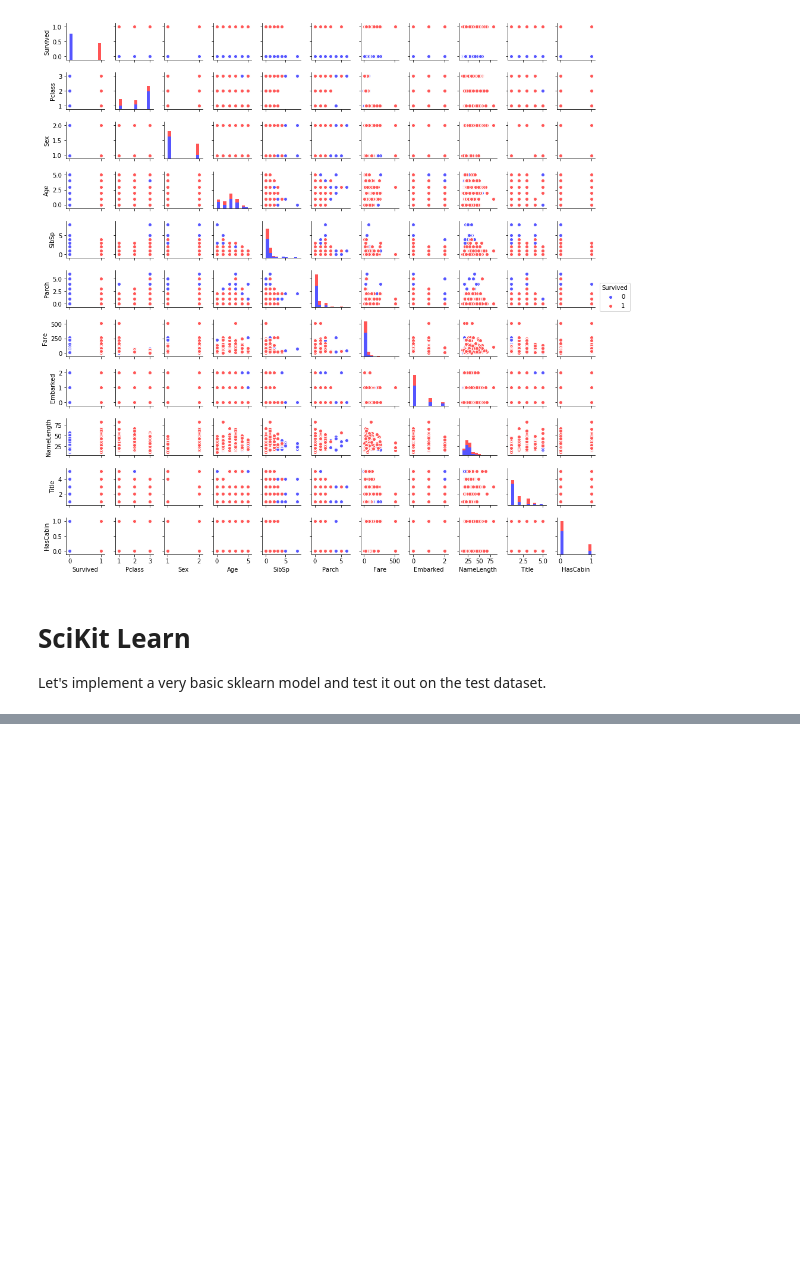
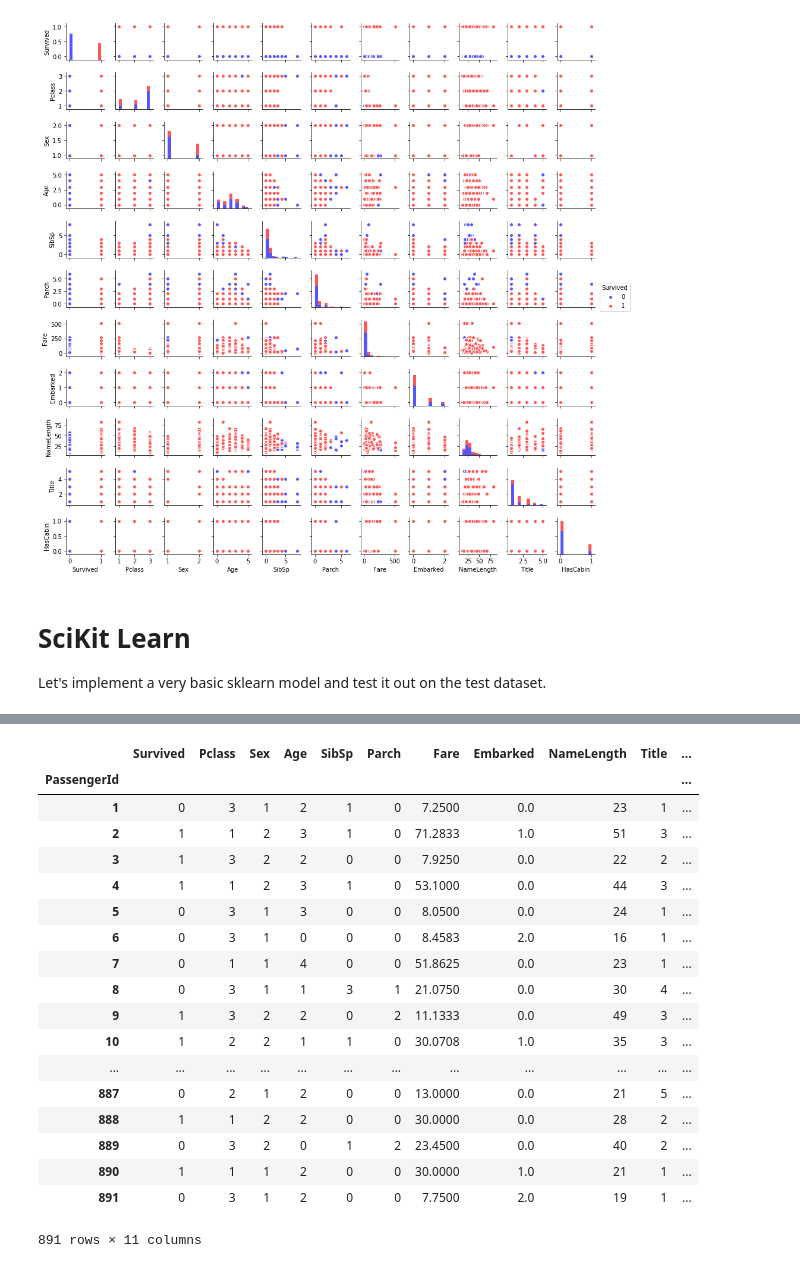
Before and after one commit to danjpark/python-titanic, a Jupyter notebook: TitanicDataDiscoveryTransformation.ipynb, the cells around one changed output, grey strips where cells are left out. Drawn from its saved outputs; the diff is of its cells as text; code cells hidden in the pictures; blank space fills up the shorter version.

Commit message:
dataframe not callable

```diff
--- a/TitanicDataDiscoveryTransformation.ipynb
+++ b/TitanicDataDiscoveryTransformation.ipynb
@@ -489,0 +480,22 @@ Data Set Characteristics:
+# %%
+train
+# %% [output]
+|  | Survived | Pclass | Sex | Age | SibSp | Parch | Fare | Embarked | NameLength | Title | ... |
+| PassengerId |  |  |  |  |  |  |  |  |  |  | ... |
+| 1 | 0 | 3 | 1 | 2 | 1 | 0 | 7.2500 | 0.0 | 23 | 1 | ... |
+| 2 | 1 | 1 | 2 | 3 | 1 | 0 | 71.2833 | 1.0 | 51 | 3 | ... |
+| 3 | 1 | 3 | 2 | 2 | 0 | 0 | 7.9250 | 0.0 | 22 | 2 | ... |
+| 4 | 1 | 1 | 2 | 3 | 1 | 0 | 53.1000 | 0.0 | 44 | 3 | ... |
+| 5 | 0 | 3 | 1 | 3 | 0 | 0 | 8.0500 | 0.0 | 24 | 1 | ... |
+| 6 | 0 | 3 | 1 | 0 | 0 | 0 | 8.4583 | 2.0 | 16 | 1 | ... |
+| 7 | 0 | 1 | 1 | 4 | 0 | 0 | 51.8625 | 0.0 | 23 | 1 | ... |
+| 8 | 0 | 3 | 1 | 1 | 3 | 1 | 21.0750 | 0.0 | 30 | 4 | ... |
+| 9 | 1 | 3 | 2 | 2 | 0 | 2 | 11.1333 | 0.0 | 49 | 3 | ... |
+| 10 | 1 | 2 | 2 | 1 | 1 | 0 | 30.0708 | 1.0 | 35 | 3 | ... |
+| ... | ... | ... | ... | ... | ... | ... | ... | ... | ... | ... | ... |
+| 887 | 0 | 2 | 1 | 2 | 0 | 0 | 13.0000 | 0.0 | 21 | 5 | ... |
+| 888 | 1 | 1 | 2 | 2 | 0 | 0 | 30.0000 | 0.0 | 28 | 2 | ... |
+| 889 | 0 | 3 | 2 | 0 | 1 | 2 | 23.4500 | 0.0 | 40 | 2 | ... |
+| 890 | 1 | 1 | 1 | 2 | 0 | 0 | 30.0000 | 1.0 | 21 | 1 | ... |
+| 891 | 0 | 3 | 1 | 2 | 0 | 0 | 7.7500 | 2.0 | 19 | 1 | ... |
+891 rows × 11 columns
```
Also changed, not shown: parts of 3 cells of this notebook.
